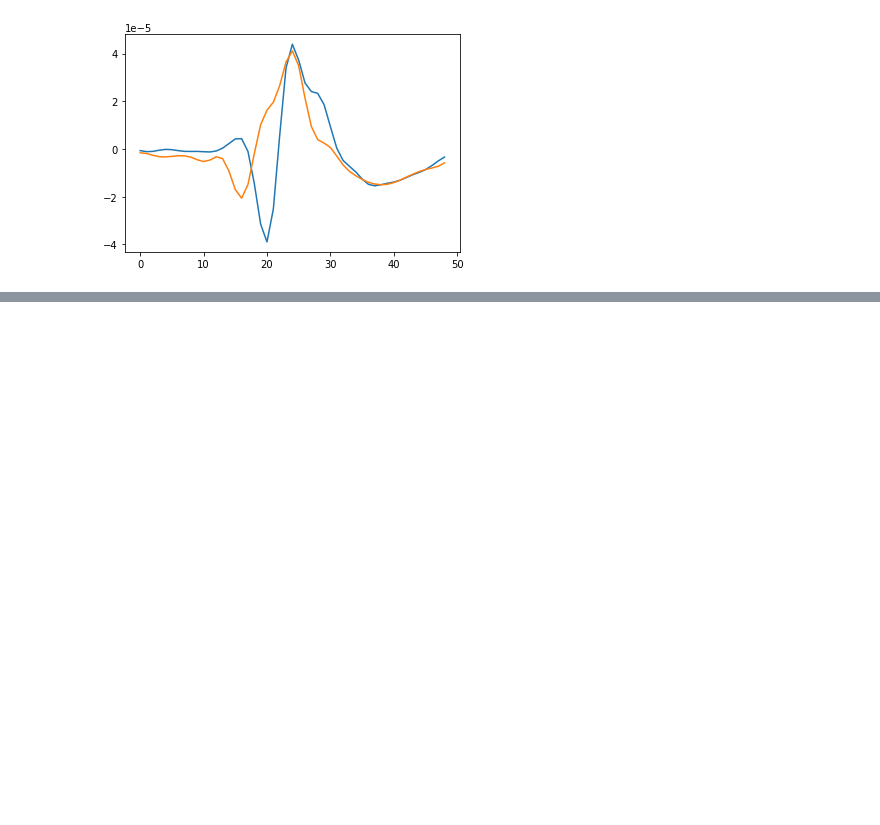
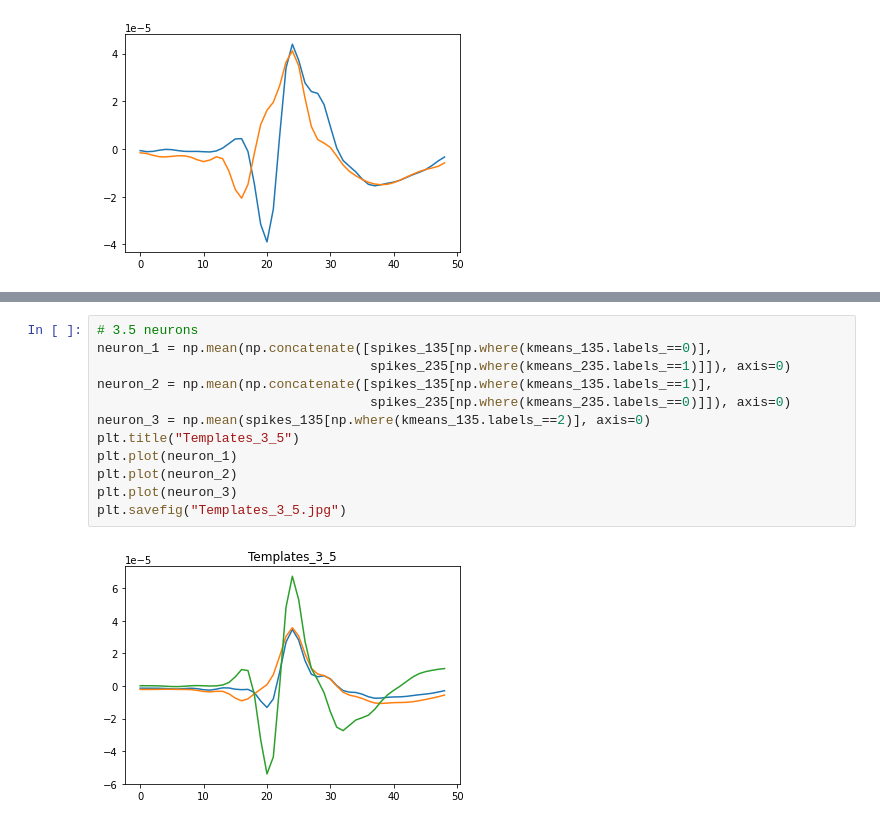
Before and after one commit to eslamHegazy/spike-sorting, a Jupyter notebook: a3.ipynb, the cells around one changed output, grey strips where cells are left out. Saved outputs shown, nothing was run; the diff lists cells and outputs as text; blank space fills up the shorter version.

Commit message:
plotting template

```diff
--- a/a3.ipynb
+++ b/a3.ipynb
@@ -136,0 +146,14 @@ for y in np.unique(kmeans_25.labels_):
+# %%
+# 3.5 neurons
+neuron_1 = np.mean(np.concatenate([spikes_135[np.where(kmeans_135.labels_==0)],
+                                   spikes_235[np.where(kmeans_235.labels_==1)]]), axis=0)
+neuron_2 = np.mean(np.concatenate([spikes_135[np.where(kmeans_135.labels_==1)],
+                                   spikes_235[np.where(kmeans_235.labels_==0)]]), axis=0)
+neuron_3 = np.mean(spikes_135[np.where(kmeans_135.labels_==2)], axis=0)
+plt.title("Templates_3_5")
+plt.plot(neuron_1)
+plt.plot(neuron_2)
+plt.plot(neuron_3)
+plt.savefig("Templates_3_5.jpg")
+# %% [output]
+[figure, added]
```
Also changed, not shown: parts of 5 cells of this notebook, 6 other files.
